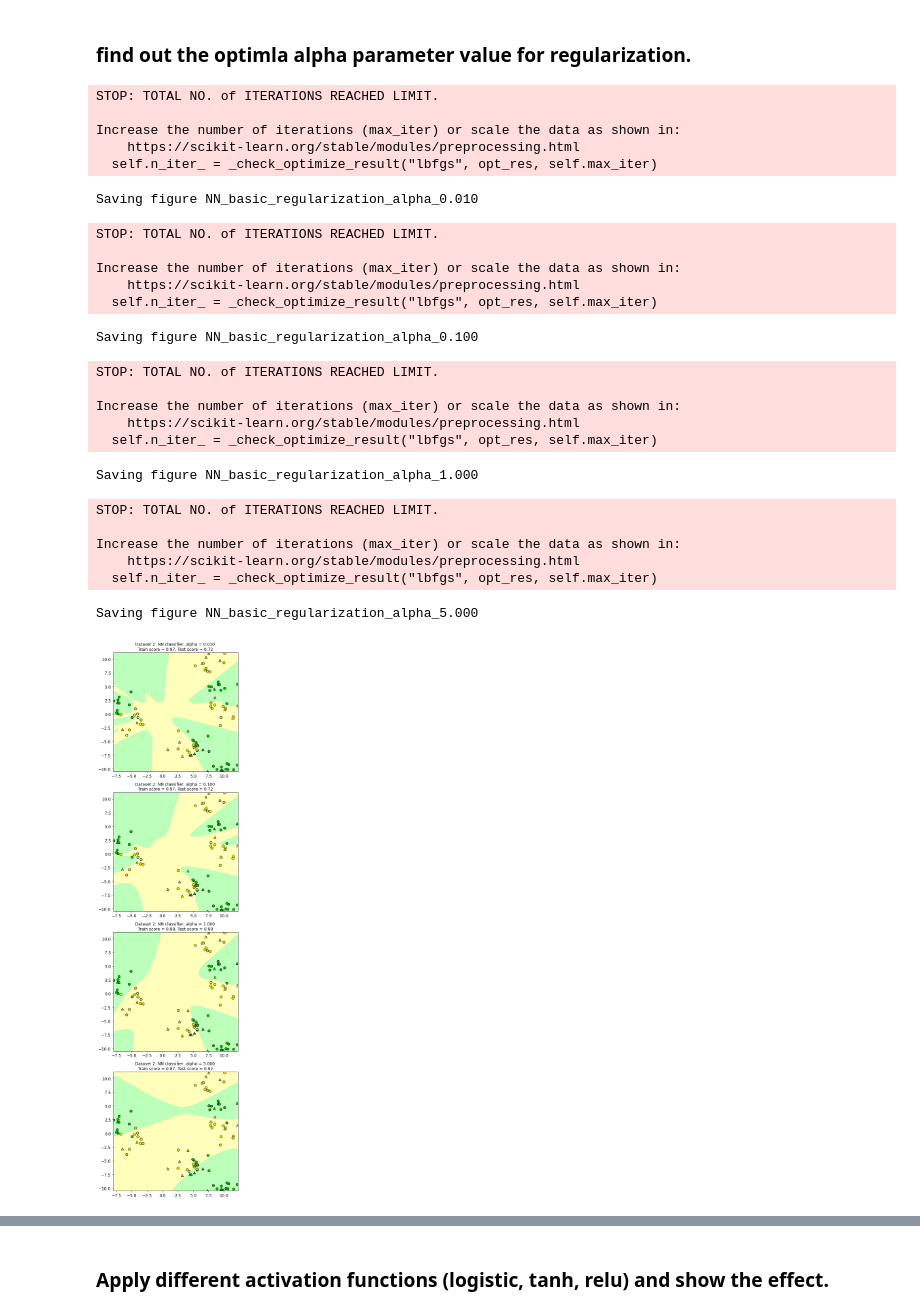
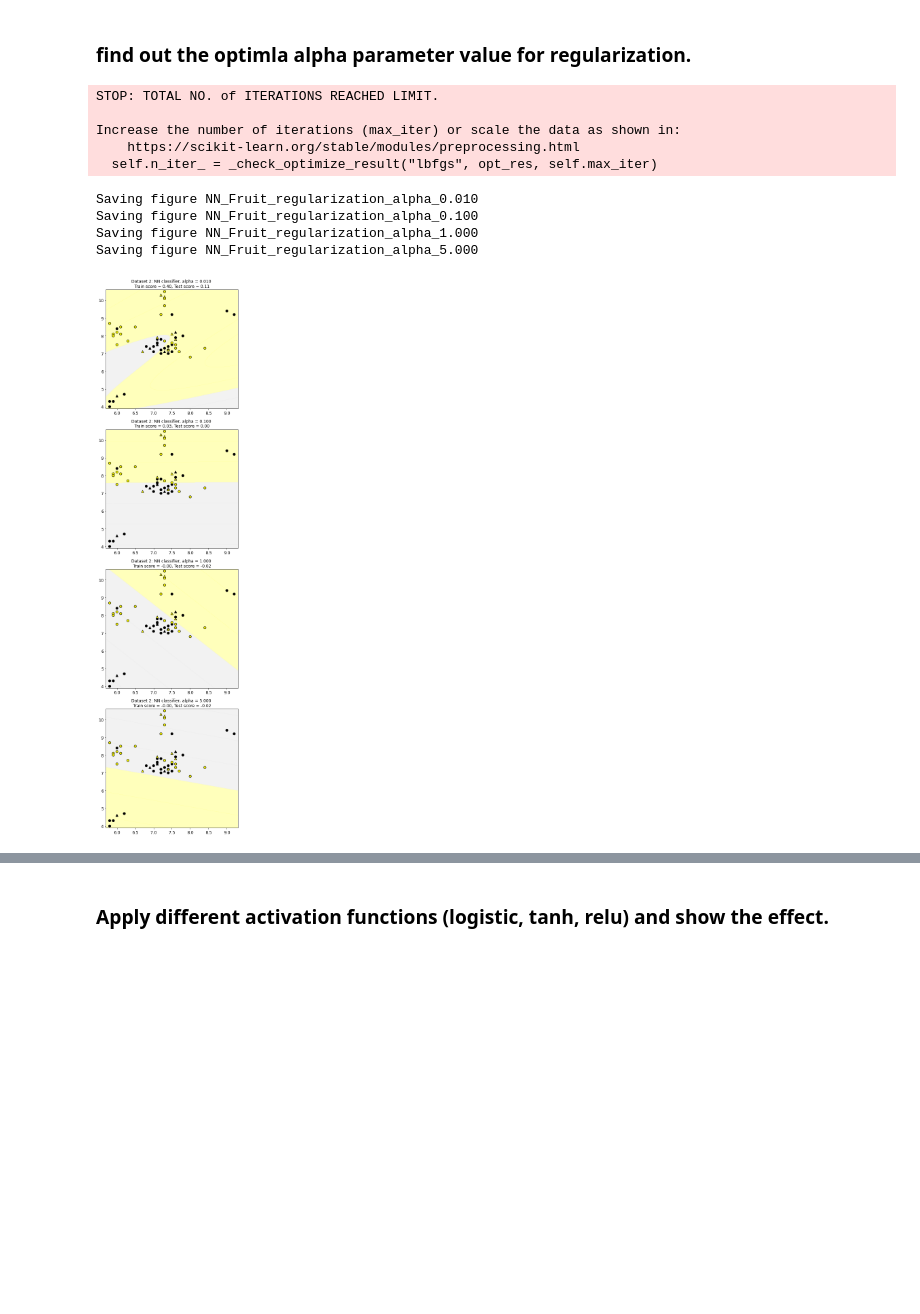
Before and after one commit to xiaomeiX/TW8-NN, a Jupyter notebook: NN_basic.ipynb, the cells around one changed output, grey strips where cells are left out. Drawn from its saved outputs; the diff is of its cells as text; code cells hidden in the pictures; blank space fills up the shorter version.

Commit message:
Add breast cancer NN part of HW; Updated the last question of Part 1

```diff
--- a/NN_basic.ipynb
+++ b/NN_basic.ipynb
@@ -463,0 +783,5 @@ For each dataset,
+# %%
+poly = PolynomialFeatures(degree=2)
+X_poly = poly.fit_transform(X)
+
+X_train_poly, X_test_poly, y_train_poly, y_test_poly = train_test_split(X_poly, y_cancer, random_state=0)
@@ -532,7 +913,7 @@ fig, subaxes = plt.subplots(3, 1, figsize=(6,18))
 # split the data
 X_train, X_test, y_train, y_test = train_test_split(X, y, random_state=0)
 
-for units, axis in zip([1, 20, 100], subaxes):
+for units, axis in zip([1, 100, 400, 600], subaxes):
     # model training with one hidden layer
     nnclf =MLPRegressor(hidden_layer_sizes = [units], solver = 'lbfgs', random_state=0).fit(X_train, y_train)
 
@@ -554,7 +935,7 @@ plot_class_regions_for_classifier(mlp, X_train, y_train, X_test, y_test,
 from sklearn.neural_network import MLPClassifier
 from sklearn.neural_network import MLPRegressor
 # %%
-X_train, X_test, y_train, y_test = train_test_split(X_D2, y_D2, random_state=0)
+X_train, X_test, y_train, y_test = train_test_split(X, y, random_state=0)
 
 # model training with two hidden layers
 nnclf = MLPRegressor(hidden_layer_sizes = [10,20,50,100], solver='lbfgs',
@@ -562,5 +943,5 @@ nnclf = MLPRegressor(hidden_layer_sizes = [10,20,50,100], solver='lbfgs',
 
 
 plot_class_regions_for_classifier(nnclf, X_train, y_train, X_test, y_test,
-                                 'Dataset 1: Neural net classifier, 2 layers, 10/10 units')
+                                 'Fruit DataSet: Neural net classifier, 2 layers, 10/10 units')
 # %% [output]
@@ -573,54 +949,32 @@ Increase the number of iterations (max_iter) or scale the data as shown in:
 # %% [markdown]
 ### find out the optimla alpha parameter value for regularization.
-# %%
-poly = PolynomialFeatures(degree=2)
-X_poly = poly.fit_transform(X)
-
-X_train, X_test, y_train, y_test = train_test_split(X_poly, y, random_state=0)
 # %%
-X_train, X_test, y_train, y_test = train_test_split(X_D2, y_D2, random_state=0)
-
 fig, subaxes = plt.subplots(4, 1, figsize=(6, 23))
 
 for this_alpha, axis in zip([0.01, 0.1, 1.0, 5.0], subaxes):
     # training the data
-    nnclf = MLPClassifier(solver='lbfgs', activation = 'tanh',
+    nnclf = MLPRegressor(solver='lbfgs', activation = 'tanh',
                          alpha = this_alpha,
                          hidden_layer_sizes = [100, 100],
                          random_state = 0).fit(X_train, y_train)
 
     title = 'Dataset 2: NN classifier, alpha = {:.3f} '.format(this_alpha)
 
     plot_class_regions_for_classifier_subplot(nnclf, X_train, y_train,
                                              X_test, y_test, title, axis)
     plt.tight_layout()
-    save_fig('NN_basic_regularization_alpha_{:.3f}'.format(this_alpha))
+    save_fig('NN_Fruit_regularization_alpha_{:.3f}'.format(this_alpha))
 # %% [output]
 STOP: TOTAL NO. of ITERATIONS REACHED LIMIT.
 
 Increase the number of iterations (max_iter) or scale the data as shown in:
     https://scikit-learn.org/stable/modules/preprocessing.html
   self.n_iter_ = _check_optimize_result("lbfgs", opt_res, self.max_iter)
-Saving figure NN_basic_regularization_alpha_0.010
+Saving figure NN_Fruit_regularization_alpha_0.010
+Saving figure NN_Fruit_regularization_alpha_0.100
+Saving figure NN_Fruit_regularization_alpha_1.000
+Saving figure NN_Fruit_regularization_alpha_5.000
-STOP: TOTAL NO. of ITERATIONS REACHED LIMIT.
-
-Increase the number of iterations (max_iter) or scale the data as shown in:
-    https://scikit-learn.org/stable/modules/preprocessing.html
-  self.n_iter_ = _check_optimize_result("lbfgs", opt_res, self.max_iter)
-Saving figure NN_basic_regularization_alpha_0.100
-STOP: TOTAL NO. of ITERATIONS REACHED LIMIT.
-
-Increase the number of iterations (max_iter) or scale the data as shown in:
-    https://scikit-learn.org/stable/modules/preprocessing.html
-  self.n_iter_ = _check_optimize_result("lbfgs", opt_res, self.max_iter)
-Saving figure NN_basic_regularization_alpha_1.000
-STOP: TOTAL NO. of ITERATIONS REACHED LIMIT.
-
-Increase the number of iterations (max_iter) or scale the data as shown in:
-    https://scikit-learn.org/stable/modules/preprocessing.html
-  self.n_iter_ = _check_optimize_result("lbfgs", opt_res, self.max_iter)
-Saving figure NN_basic_regularization_alpha_5.000
-[figure, old version]
+[figure, new version]
 # %%
 train_scores_mean = []
 test_scores_mean = []
```
Also changed, not shown: parts of 36 cells of this notebook, 9 other files.
